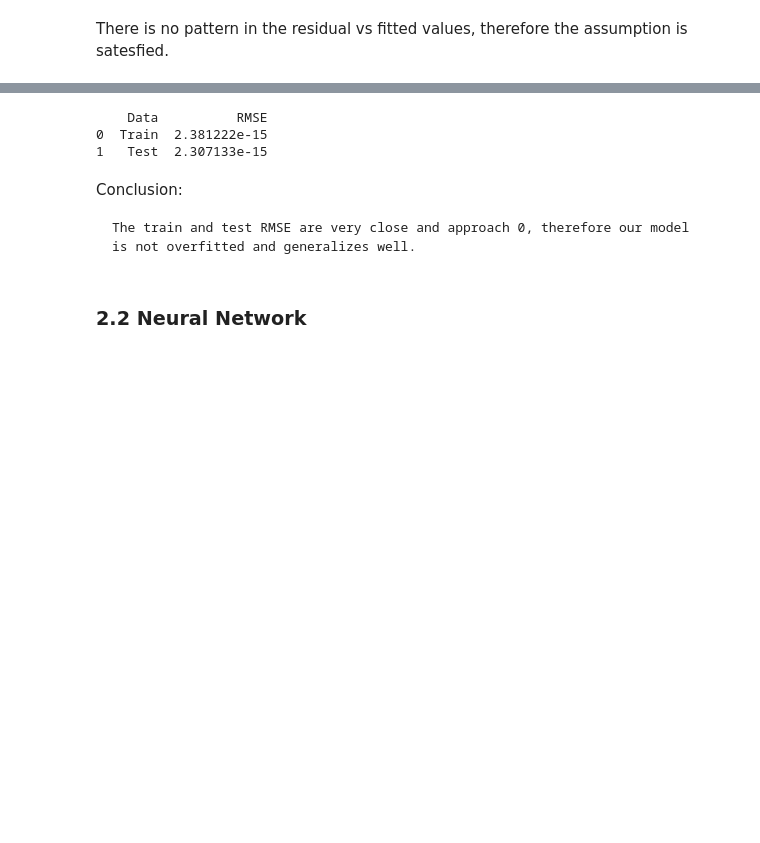
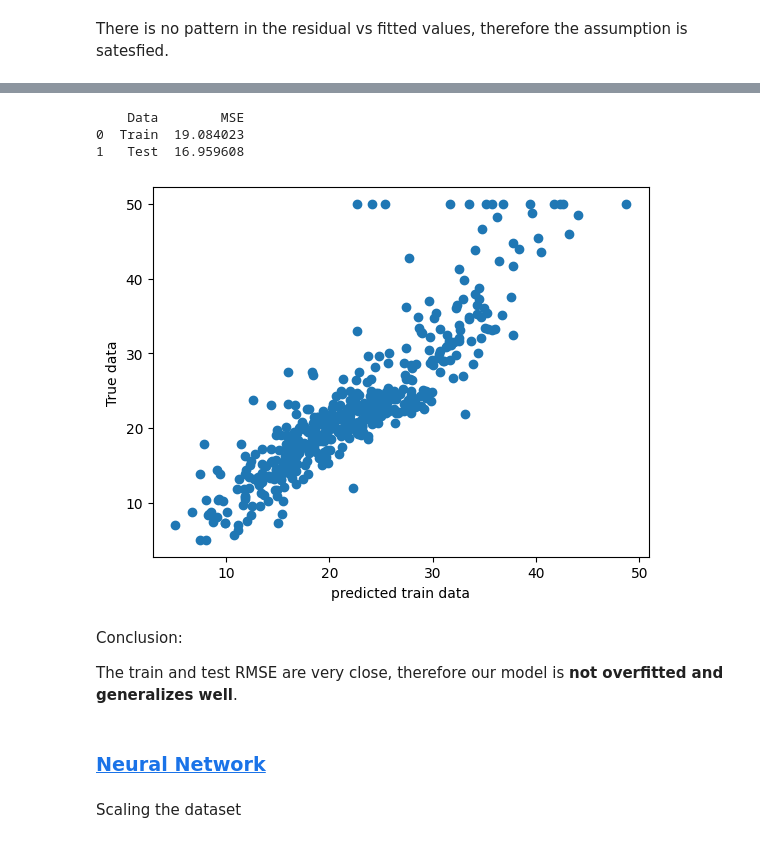
Before and after one commit to LIU-Alessia/Neural-Network-USTC, a Jupyter notebook: hw1/regression.ipynb, the cells around one changed output, grey strips where cells are left out. Saved outputs shown, nothing was run; the diff lists cells and outputs as text; code cells hidden in the pictures; blank space fills up the shorter version.

```diff
--- a/hw1/regression.ipynb
+++ b/hw1/regression.ipynb
@@ -247,16 +218,0 @@ Hence, I will eliminate the three features and create a new model.
-# %%
-# Create the model after dropping columns 'MEDV', 'MEDV_log', 'TAX', 'ZN', 'AGE', 'INDUS' from df DataFrame
-Y = df['MEDV_log']
-
-X = df.drop(['ZN','AGE','INDUS'], axis=1)
-
-X = sm.add_constant(X)
-
-# Splitting the data in 70:30 ratio of train to test data
-X_train, X_test, y_train, y_test = train_test_split(X, Y, test_size = 0.30 , random_state = 1)
-
-# Create the model
-model2 = sm.OLS(y_train,X_train).fit()
-
-# Get the model summary
-model2.summary()
@@ -355,42 +270,52 @@ There is no pattern in the residual vs fitted values, therefore the assumption i
 # %%
 # RMSE
-def rmse(predictions, targets):
-    return np.sqrt(((targets - predictions) ** 2).mean())
+def mse(predictions, targets):
+    return ((targets - predictions) ** 2).mean()
 
 # Model Performance on test and train data
-def model_pref(olsmodel, x_train, x_test):
+def model_perf(olsmodel, x_train, x_test):
 
     # In-sample Prediction
     y_pred_train = olsmodel.predict(x_train)
-    y_observed_train = y_train
+    y_true_train = y_train
 
     # Prediction on test data
     y_pred_test = olsmodel.predict(x_test)
-    y_observed_test = y_test
+    y_true_test = y_test
+
+    plt.scatter(np.e**y_pred_train, np.e**y_true_train)
+    plt.xlabel('predicted train data')
+    plt.ylabel('True data')
+    # plt.scatter(y_pred_train,y_true_train)
 
     print(
         pd.DataFrame(
             {
                 "Data": ["Train", "Test"],
-                "RMSE": [
-                    rmse(y_pred_train, y_observed_train),
-                    rmse(y_pred_test, y_observed_test),
+                "MSE": [
+                    mse(np.exp(y_pred_train), np.exp(y_true_train)),
+                    mse(np.exp(y_pred_test), np.exp(y_true_test)),
+                    # mse(y_pred_train,y_true_train)
                 ],
 
             }
         )
     )
 
 
 # Checking model performance
-model_pref(model2, X_train, X_test)
+
+model_perf(model1, X_train, X_test)
 # %% [output]
-    Data          RMSE
-0  Train  2.381222e-15
-1   Test  2.307133e-15
+    Data        MSE
+0  Train  19.084023
+1   Test  16.959608
+[figure, added]
 # %% [markdown]
 Conclusion:
 
-    The train and test RMSE are very close and approach 0, therefore our model is not overfitted and generalizes well.
+The train and test RMSE are very close, therefore our model is __not overfitted and generalizes well__.
 # %% [markdown]
-### 2.2 Neural Network
+### <a id='toc1_2_3_'></a>[Neural Network](#toc0_)
+# %% [markdown]
+Scaling the dataset
```
Also changed, not shown: parts of 31 cells of this notebook.
